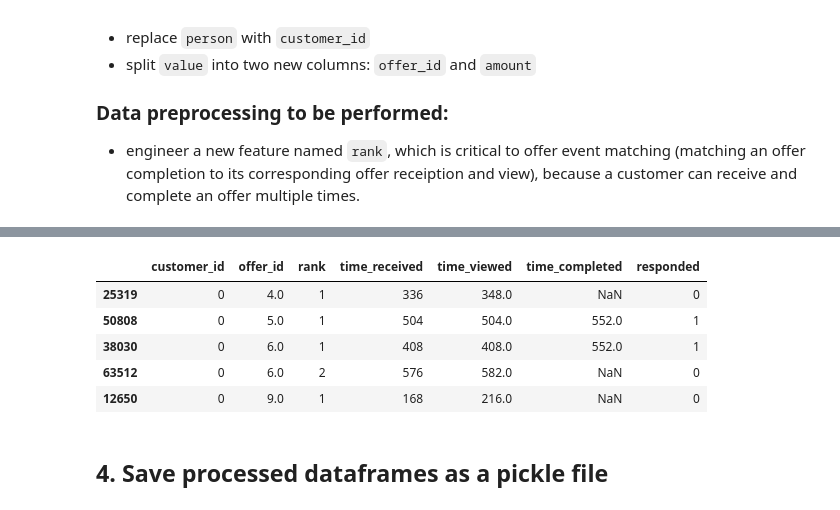
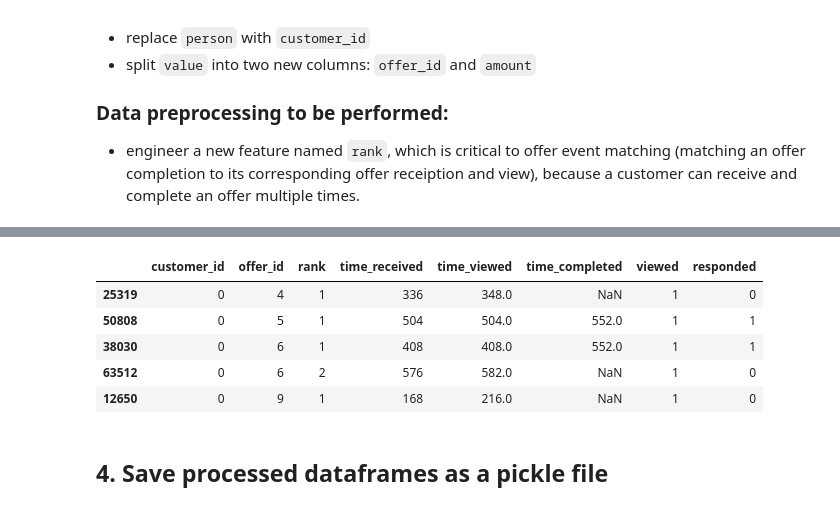
Before and after one commit to chenby04/Starbucks-Offer-Design, a Jupyter notebook: data_cleaning_n_preprocessing.ipynb, the cells around one changed output, grey strips where cells are left out. Cells and saved outputs as stored; diff of their text form; code cells hidden in the pictures.

Commit message:
finish offer design part 1

```diff
--- a/data_cleaning_n_preprocessing.ipynb
+++ b/data_cleaning_n_preprocessing.ipynb
@@ -236,27 +236,35 @@ transactions.head()
 # %%
 # The second dataframe contains offer events information
 
 # df for each offer event type
 offers_received = transcript[transcript['event']=='offer received'].drop('amount', axis=1)
 offers_viewed = transcript[transcript['event']=='offer viewed'].drop('amount', axis=1)
 offers_completed = transcript[transcript['event']=='offer completed'].drop('amount', axis=1)
 
 # merged offer events with matching receiption/view/completion
 offers = pd.merge(pd.merge(offers_received, offers_viewed, how = 'left', \
                             on = ['customer_id','offer_id','rank']), \
                     offers_completed, how = 'left', on = ['customer_id','offer_id','rank'])
 offers = offers.drop(['event_x','event_y','event'], axis = 1) \
                 .rename(columns = {'time_x':'time_received', 'time_y':'time_viewed', 'time':'time_completed'})
+
+# convert offer_id to int
+offers['offer_id'] = offers['offer_id'].astype(int)
+
+# engineer a new column "viewed"
+offers['viewed'] = (~offers['time_viewed'].isna()).astype(int)
+
+# engineer a new column "responded"
 offers['responded'] = (offers['time_viewed'] <= offers['time_completed']).astype(int)
-offers = offers[['customer_id','offer_id','rank','time_received','time_viewed','time_completed','responded']]\
+
+# reorder columns and rows
+offers = offers[['customer_id','offer_id','rank','time_received','time_viewed','time_completed','viewed','responded']]\
                 .sort_values(by = ['customer_id','offer_id','rank'])
 offers.head()
 # %% [output]
-|  | customer_id | offer_id | rank | time_received | time_viewed | time_completed | responded |
-| 25319 | 0 | 4.0 | 1 | 336 | 348.0 | NaN | 0 |
-| 50808 | 0 | 5.0 | 1 | 504 | 504.0 | 552.0 | 1 |
-| 38030 | 0 | 6.0 | 1 | 408 | 408.0 | 552.0 | 1 |
-| 63512 | 0 | 6.0 | 2 | 576 | 582.0 | NaN | 0 |
-| 12650 | 0 | 9.0 | 1 | 168 | 216.0 | NaN | 0 |
+|  | customer_id | offer_id | rank | time_received | time_viewed | time_completed | viewed | responded |
+| 25319 | 0 | 4 | 1 | 336 | 348.0 | NaN | 1 | 0 |
+| 50808 | 0 | 5 | 1 | 504 | 504.0 | 552.0 | 1 | 1 |
+| 38030 | 0 | 6 | 1 | 408 | 408.0 | 552.0 | 1 | 1 |
+| 63512 | 0 | 6 | 2 | 576 | 582.0 | NaN | 1 | 0 |
+| 12650 | 0 | 9 | 1 | 168 | 216.0 | NaN | 1 | 0 |
-# %% [markdown]
-## 4. Save processed dataframes as a pickle file
@@ -265,0 +271,2 @@ with open("data/processed_data.pickle", "wb") as f:
+# %% [markdown]
+## 4. Save processed dataframes as a pickle file
```
Also changed, not shown: parts of 14 cells of this notebook, 2 other files.
